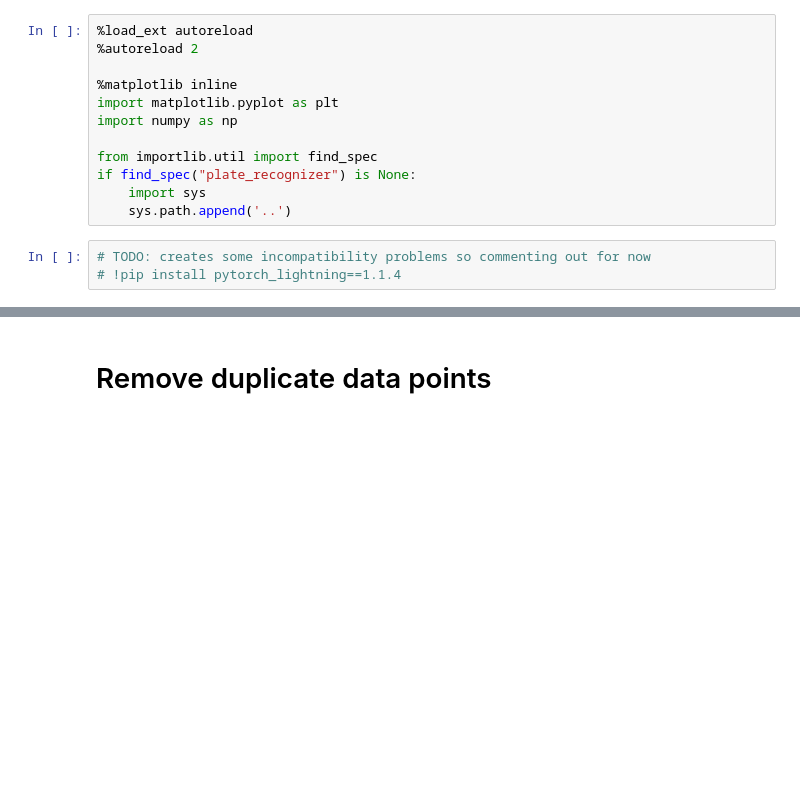
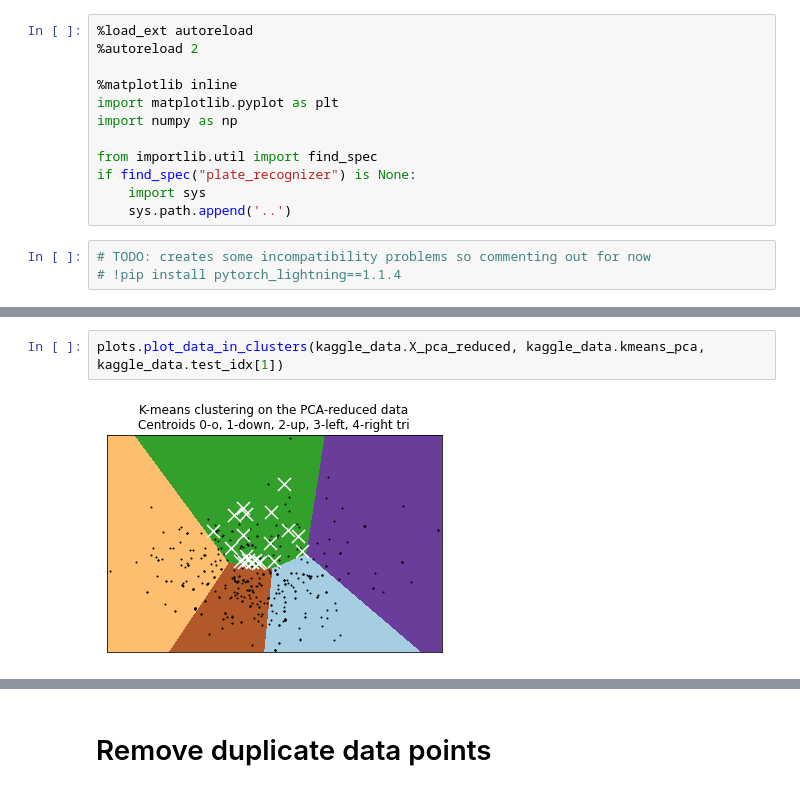
Before and after one commit to changsin/DeepLearning, a Jupyter notebook: plate_recognizer/notebooks/kaggle_data_test.ipynb, the cells around one changed output, grey strips where cells are left out. Drawn from its saved outputs; the diff is of its cells as text; blank space fills up the shorter version.

```diff
--- a/plate_recognizer/notebooks/kaggle_data_test.ipynb
+++ b/plate_recognizer/notebooks/kaggle_data_test.ipynb
@@ -47,0 +61,4 @@ kaggle_data.cluster_data()
+# %%
+plots.plot_data_in_clusters(kaggle_data.X_pca_reduced, kaggle_data.kmeans_pca, kaggle_data.test_idx[1])
+# %% [output]
+[figure, added]
```
Also changed, not shown: parts of 34 cells of this notebook.
